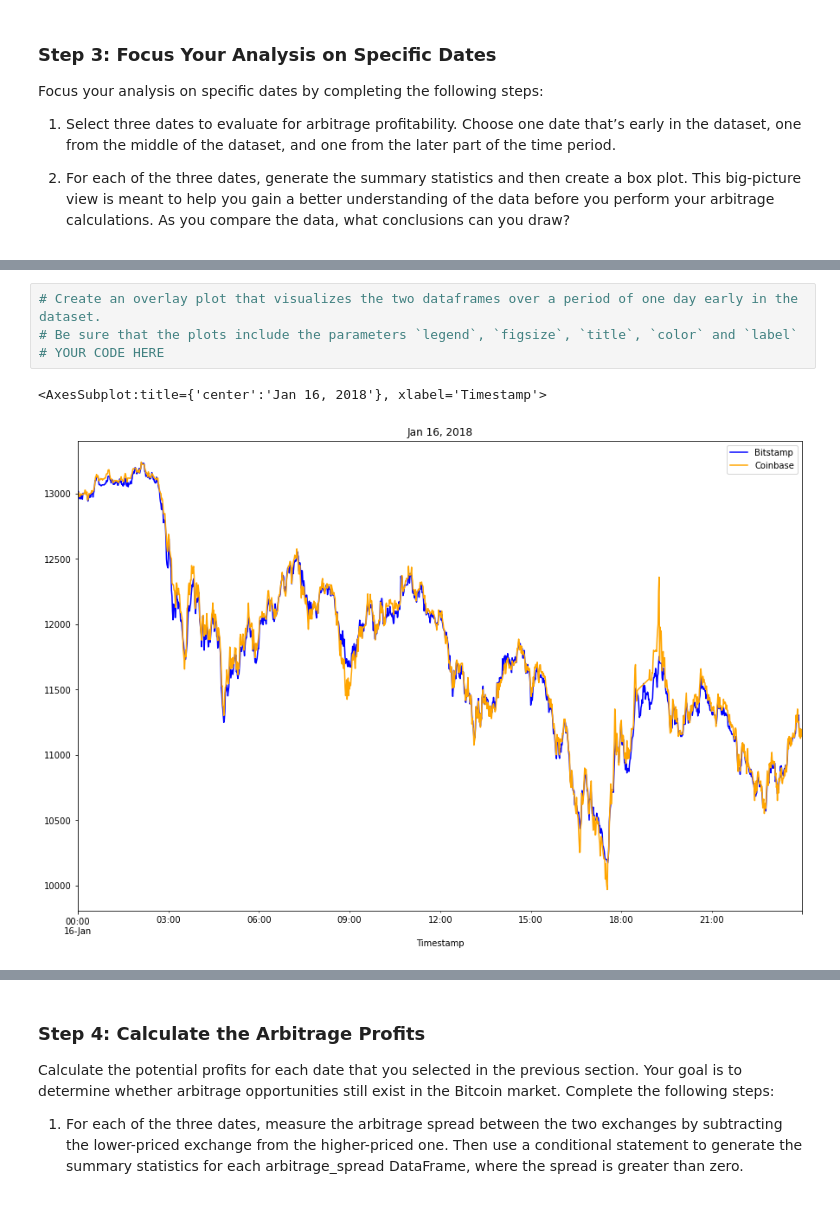
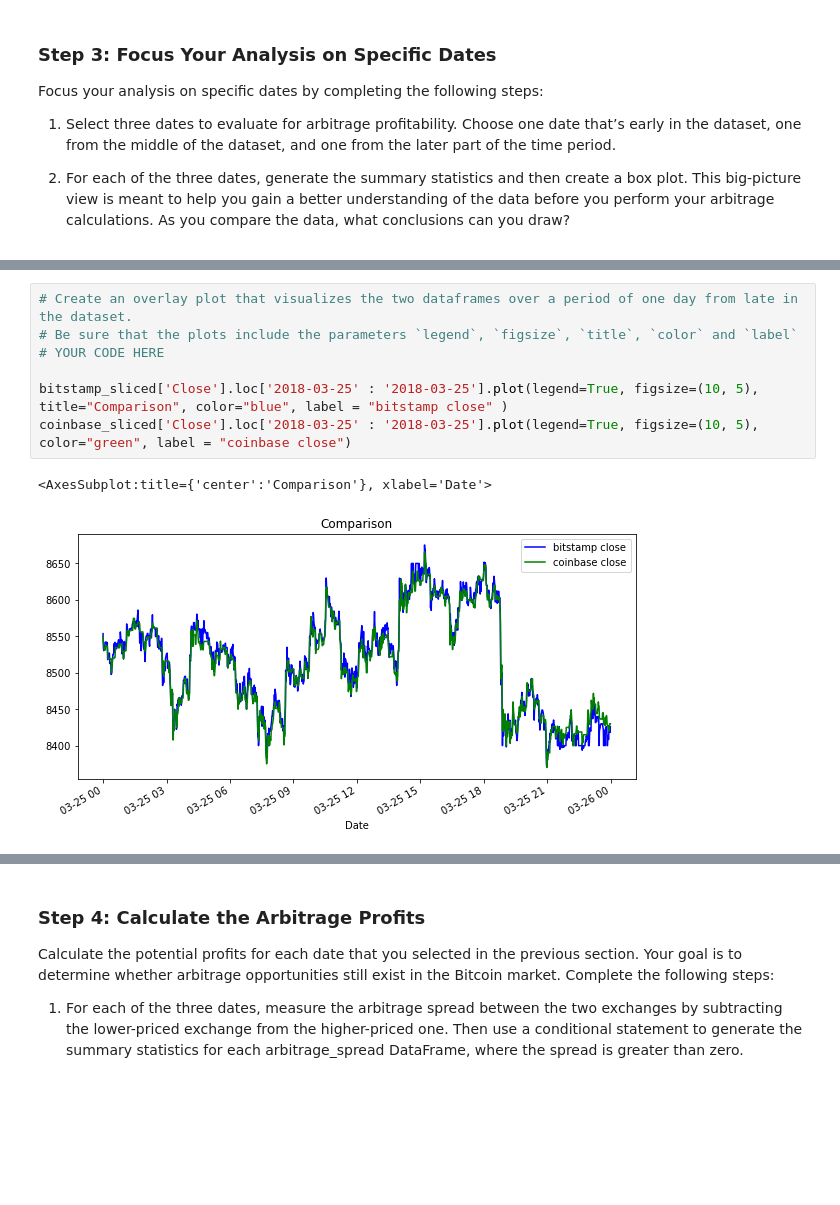
Before and after one commit to NikoKorolog/Challenge_3, a Jupyter notebook: Fintech Challenge 3/crypto_arbitrage.ipynb, the cells around one changed output, grey strips where cells are left out. Drawn from its saved outputs; the diff is of its cells as text; blank space fills up the shorter version.

```diff
--- a/Fintech Challenge 3/crypto_arbitrage.ipynb
+++ b/Fintech Challenge 3/crypto_arbitrage.ipynb
@@ -322,8 +406,11 @@ Focus your analysis on specific dates by completing the following steps:
 # %%
-# Create an overlay plot that visualizes the two dataframes over a period of one day early in the dataset.
+# Create an overlay plot that visualizes the two dataframes over a period of one day from late in the dataset.
 # Be sure that the plots include the parameters `legend`, `figsize`, `title`, `color` and `label`
 # YOUR CODE HERE
+
+bitstamp_sliced['Close'].loc['2018-03-25' : '2018-03-25'].plot(legend=True, figsize=(10, 5), title="Comparison", color="blue", label = "bitstamp close" )
+coinbase_sliced['Close'].loc['2018-03-25' : '2018-03-25'].plot(legend=True, figsize=(10, 5), color="green", label = "coinbase close")
 # %% [output]
-<AxesSubplot:title={'center':'Jan 16, 2018'}, xlabel='Timestamp'>
+<AxesSubplot:title={'center':'Comparison'}, xlabel='Date'>
-[figure, old version]
+[figure, new version]
 # %%
```
Also changed, not shown: parts of 17 cells of this notebook.
